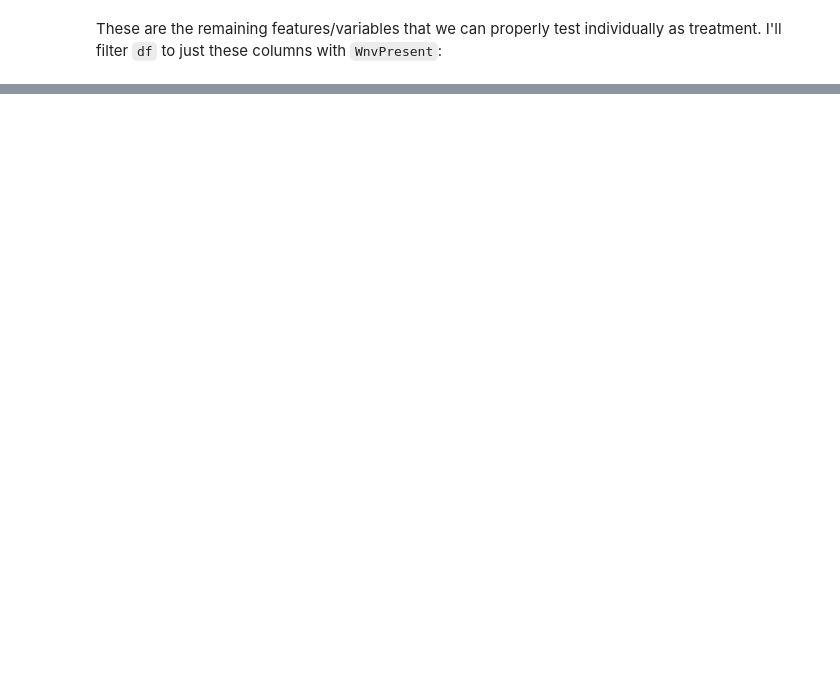
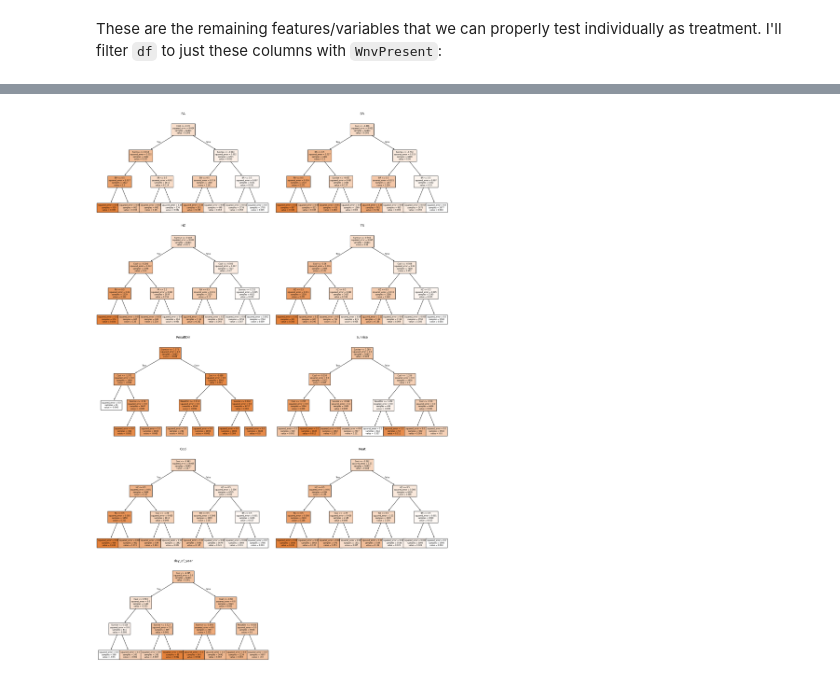
Before and after one commit to kgw220/west-nile, a Jupyter notebook: tasks/causal_modeling.ipynb, the cells around one changed output, grey strips where cells are left out. Saved outputs shown, nothing was run; the diff lists cells and outputs as text; code cells hidden in the pictures; blank space fills up the shorter version.

```diff
--- a/tasks/causal_modeling.ipynb
+++ b/tasks/causal_modeling.ipynb
@@ -148,0 +384,26 @@ print(df)
+# %%
+# Plot the "honest" trees
+
+# Set grid layout
+n = len(honest_tree_models)
+cols = 2
+rows = (n + cols - 1) // cols
+fig, axes = plt.subplots(rows, cols, figsize=(cols * 8, rows * 5))
+axes = axes.flatten()
+
+# Re-plot each honest tree
+for i, entry in enumerate(honest_tree_models):
+    tree = entry["tree_model"]
+    feat_name = entry["feature"]
+    ax = axes[i]
+    plot_tree(tree, feature_names=control_cols, filled=True, ax=ax, fontsize=6)
+    ax.set_title(f"{feat_name}", fontsize=10)
+
+# Hide any extra axes
+for j in range(i + 1, len(axes)):
+    axes[j].axis("off")
+
+plt.tight_layout()
+plt.show()
+# %% [output]
+[figure, added]
```
Also changed, not shown: parts of 16 cells of this notebook.
